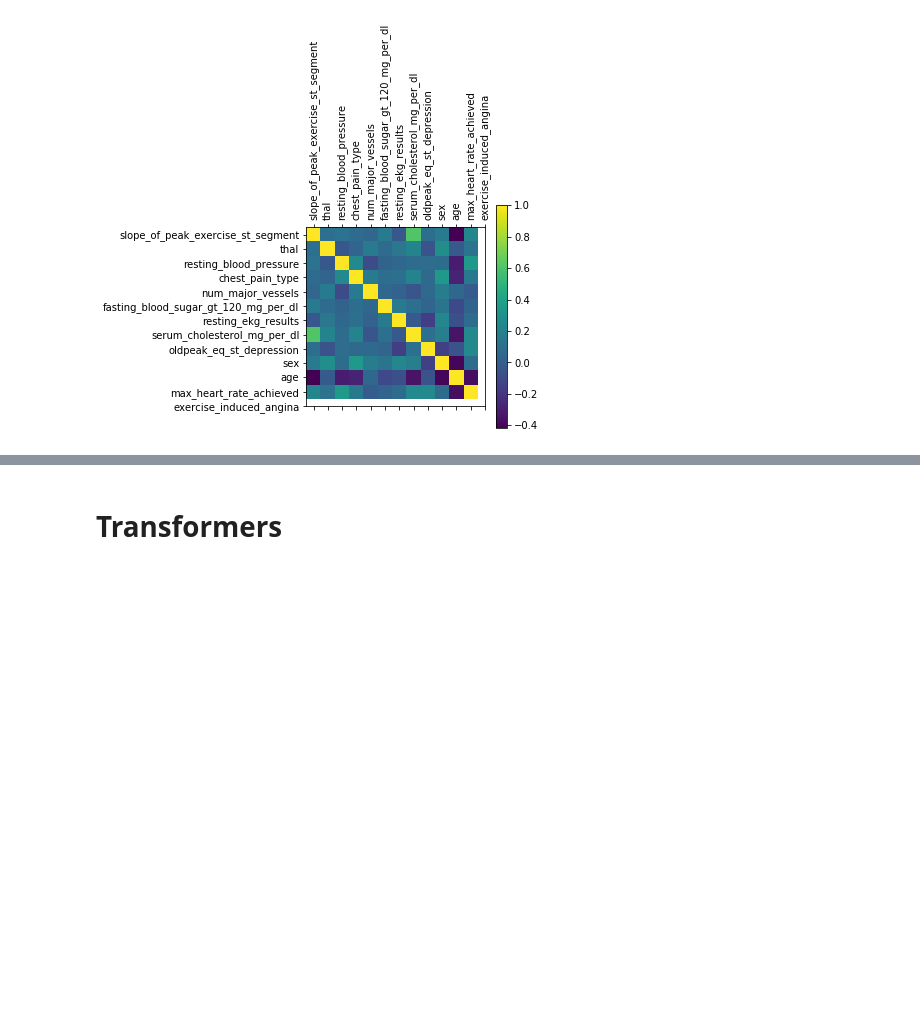
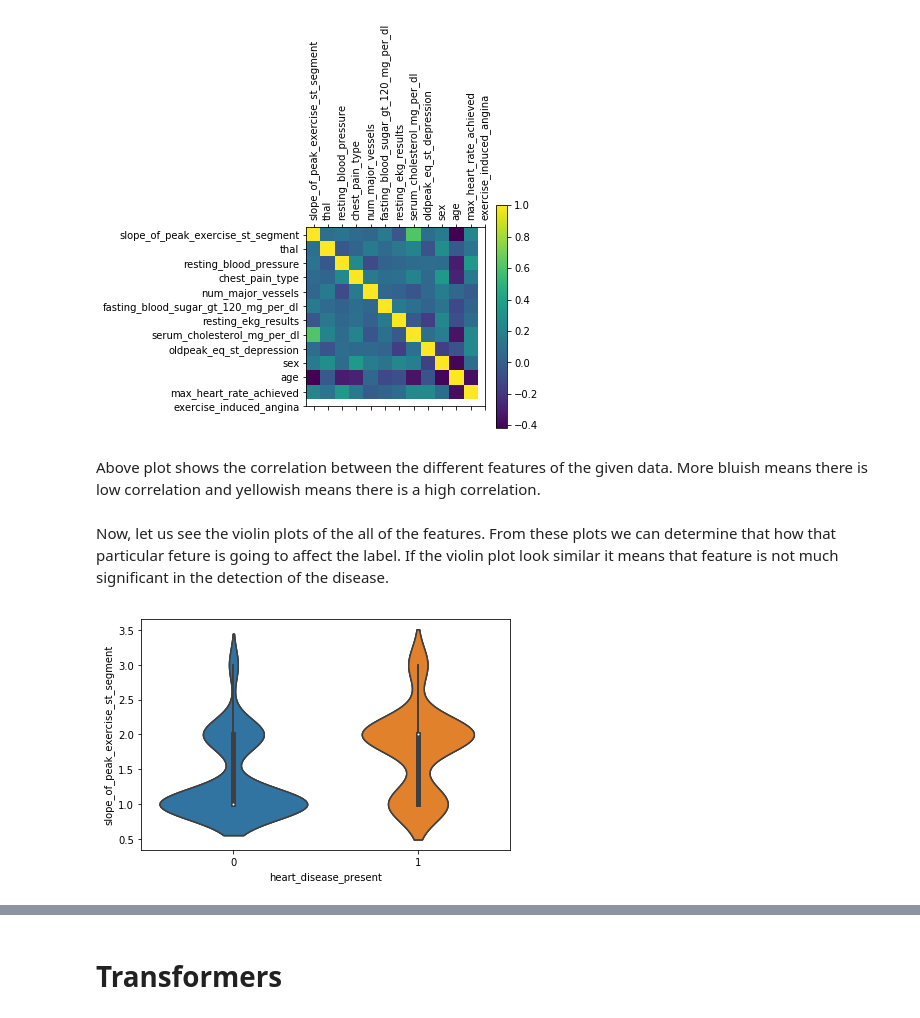
Before and after one commit to surjeet143/Heart-disease-detection, a Jupyter notebook: Heart Disease Detection/heart-disease-detection.ipynb, the cells around one changed output, grey strips where cells are left out. Drawn from its saved outputs; the diff is of its cells as text; code cells hidden in the pictures; blank space fills up the shorter version.

```diff
--- a/Heart Disease Detection/heart-disease-detection.ipynb
+++ b/Heart Disease Detection/heart-disease-detection.ipynb
@@ -48,3 +58,13 @@ plt.colorbar()
 plt.show();
 # %% [output]
 [figure]
+# %% [markdown]
+Above plot shows the correlation between the different features of the given data. More bluish means there is low correlation and yellowish means there is a high correlation.
+# %% [markdown]
+Now, let us see the violin plots of the all of the features. From these plots we can determine that how that particular feture is going to affect the label. If the violin plot look similar it means that feature is not much significant in the detection of the disease.
+# %%
+sns.violinplot(y,X['slope_of_peak_exercise_st_segment'])
+plt.tight_layout()
+plt.show()
+# %% [output]
+[figure, added]
```
Also changed, not shown: parts of 48 cells of this notebook.
